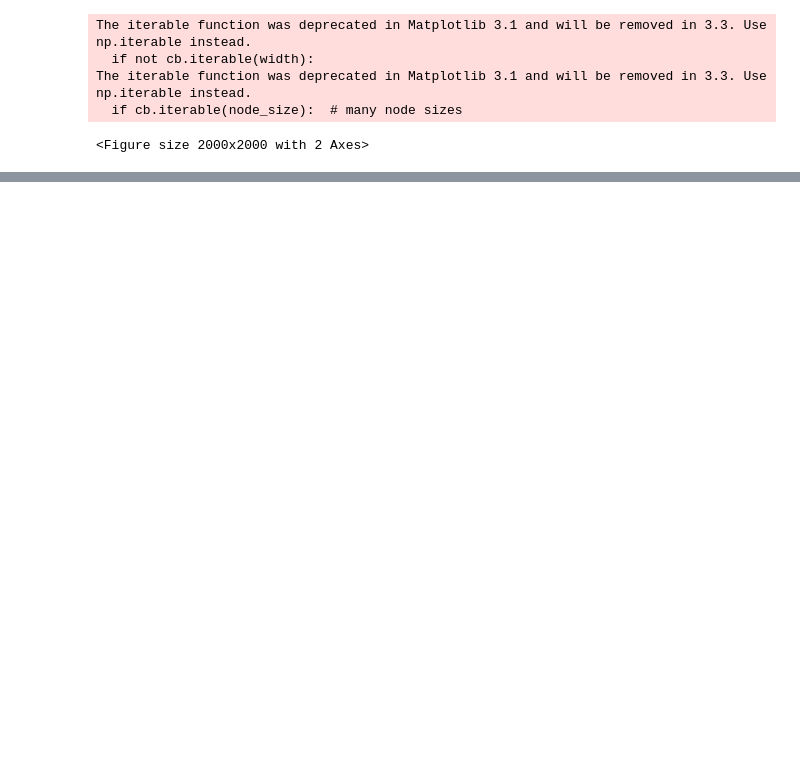
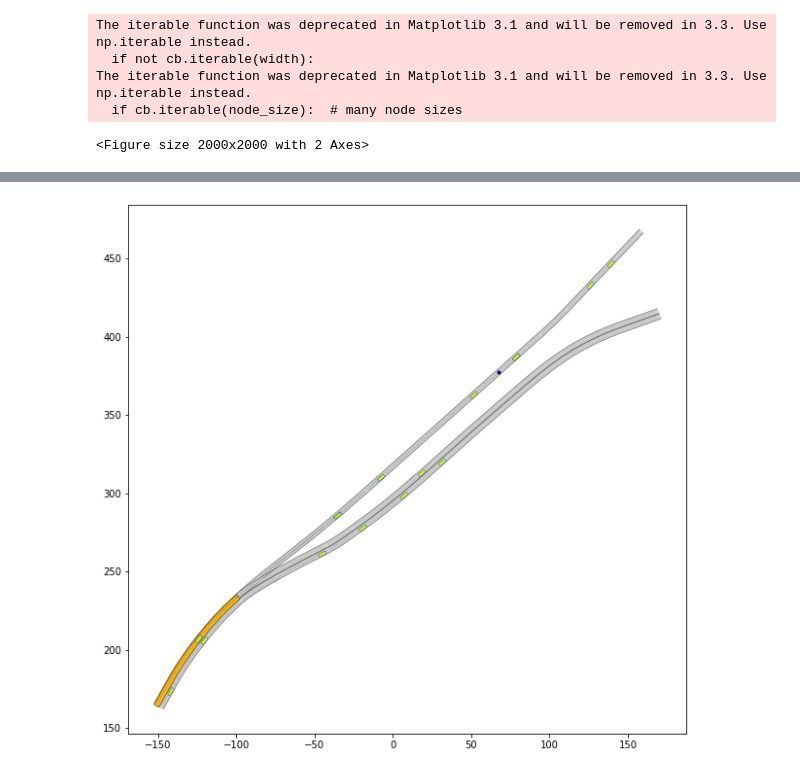
Before and after one commit to MelikeSila/group-formation-for-autonomous-vehicles, a Jupyter notebook: Visualization.ipynb, the cells around one changed output, grey strips where cells are left out. Cells and saved outputs as stored; diff of their text form; code cells hidden in the pictures; blank space fills up the shorter version.

Commit message:
visualization notebook ready for next time steps

```diff
--- a/Visualization.ipynb
+++ b/Visualization.ipynb
@@ -204,0 +151,82 @@ print(visualization_function.discovered_vehicles)
+# %%
+from Visualization import VisualizationFunctions
+visualization_function = VisualizationFunctions(SG_1)
+#print(visualization_function.group_ids)
+
+import os
+import matplotlib.pyplot as plt
+from IPython import display
+from brute_force import calculate_score
+import commonroad.planning
+# import functions to read xml file and visualize commonroad objects
+from commonroad.common.file_reader import CommonRoadFileReader
+from commonroad.visualization.draw_dispatch_cr import draw_object
+import scenarios
+import matplotlib.patches as patches
+from brute_force import Colorize_groups
+import Convert_groups
+
+groups=dict()
+
+group_array_time_step_dict = {0: [[321, 318, 327,328, 311, 35, 315, 318,320,322, 323, 324, 326, 331, 330, 328]],
+                              1: [[321, 318, 327,328, 311, 35, 315, 318,320,322, 323, 324, 326, 331, 330, 328]],
+                              2: [[321, 318, 327,328, 311, 35, 315, 318,320,322, 323, 324, 326, 331, 330, 328]],
+                              3: [[321, 318, 327,328, 311, 35, 315, 318,320,322, 323, 324, 326, 331, 330, 328]],
+                              4: [[321, 318, 327,328, 311, 35, 315, 318,320,322, 323, 324, 326, 331, 330, 328]],
+                              5: [[321, 318, 327,328, 311, 35, 315, 318,320,322, 323, 324, 326, 331, 330, 328]],
+                              6: [[321, 318, 327, 328], [311, 35, 315], [318], [320], [322, 323, 324, 326], [331, 330, 328]],
+                              7: [[321, 318, 327, 328], [311, 35, 315], [318], [320], [322, 323, 324, 326], [331, 330, 328]],
+                              8: [[321, 318, 327, 328], [311, 35, 315], [318], [320], [322, 323, 324, 326], [331, 330, 328]],
+                              9: [[321, 318, 327, 328], [311, 35, 315], [318], [320], [322, 323, 324, 326], [331, 330, 328]],
+                              10: [[321, 318, 327, 328], [311, 35, 315], [318], [320], [322, 323, 324, 326], [331, 330, 328]],
+                              11: [[321, 318, 327, 328], [311, 35, 315], [318], [320], [322, 323, 324, 326], [331, 330, 328]],
+                              12: [[321, 318, 327, 328], [311, 35, 315], [318], [320], [322, 323, 324, 326], [331, 330, 328]],
+                              13: [[321, 318, 327], [328, 311, 35, 315], [318,320], [322, 323, 324, 326], [331, 330, 328]],
+                              14: [[321, 318, 327], [328, 311, 35, 315], [318,320], [322, 323, 324, 326], [331, 330, 328]],
+                              15: [[321, 318, 327], [328, 311, 35, 315], [318,320], [322, 323, 324, 326], [331, 330, 328]],
+                              16: [[321, 318, 327], [328, 311, 35, 315], [318,320], [322, 323, 324, 326], [331, 330, 328]],
+                              17: [[321, 318, 327], [328, 311, 35, 315], [318,320], [322, 323, 324, 326], [331, 330, 328]],
+                              18: [[321, 318, 327], [328, 311, 35, 315], [318,320,322, 323, 324, 326], [331, 330, 328]],
+                              19: [[321, 318, 327], [328, 311, 35, 315], [318,320,322, 323, 324, 326], [331, 330, 328]],
+                              20: [[321, 318, 327], [328, 311, 35, 315], [318,320,322, 323, 324, 326], [331, 330, 328]],
+                              21: [[321, 318, 327], [328, 311, 35, 315], [318,320,322, 323, 324, 326], [331, 330, 328]],
+                              22: [[321, 318, 327], [328, 311, 35, 315], [318,320,322, 323, 324, 326], [331, 330, 328]],
+                              23: [[321, 318, 327,328, 311, 35, 315, 318,320,322, 323, 324, 326, 331, 330, 328]],
+                              24: [[321, 318, 327,328, 311, 35, 315, 318,320,322, 323, 324, 326, 331, 330, 328]],
+                              25: [[321, 318, 327,328, 311, 35, 315, 318,320,322, 323, 324, 326, 331, 330, 328]],
+                              26: [[321, 318, 327,328, 311, 35, 315, 318,320,322, 323, 324, 326, 331, 330, 328]],
+                              27: [[321, 318, 327,328, 311, 35, 315, 318,320,322, 323, 324, 326, 331, 330, 328]]
+                             }
+#group_array_time_step_dict = GetGroupArrayInTimeSteps()
+
+for time_key in group_array_time_step_dict:
+    grouparray = group_array_time_step_dict[time_key]
+    for group in grouparray:
+        if time_key not in groups.keys():
+            groups[time_key] = [Convert_groups.conv_to_obj(scenario, planning_problem_set, group)]
+        else:
+            groups[time_key].append(Convert_groups.conv_to_obj(scenario, planning_problem_set, group))
+
+
+# plot the scenario for 40 time step, here each time step corresponds to 0.1 second
+for i in range(0, 28):
+
+    display.clear_output(wait=True)
+
+    plt.figure(figsize=(20, 10))
+    # plot the scenario at different time step
+
+    ax = plt.gca()
+
+    draw_object(scenario.lanelet_network,draw_params={'time_begin': i}) #, plot_limits=plot_limits)
+    time = i
+    Colorize_groups.colorize_groups(groups[i], ax, time)
+    #raw_object(commonroad.planning.planning_problem.PlanningProblemSet.find_planning_problem_by_id(planning_problem_set, 2), draw_params=draw_params)
+    #ect=patches.Rectangle((0,0),5,2,linewidth=1,edgecolor='#880000', facecolor='#998822')
+    #x.add_patch(rect)
+    # plot the planning problem set
+    draw_object(planning_problem_set)
+    plt.gca().set_aspect('equal')
+    plt.show()
+# %% [output]
+[figure, added]
```
Also changed, not shown: parts of 8 cells of this notebook, 2 other files.
